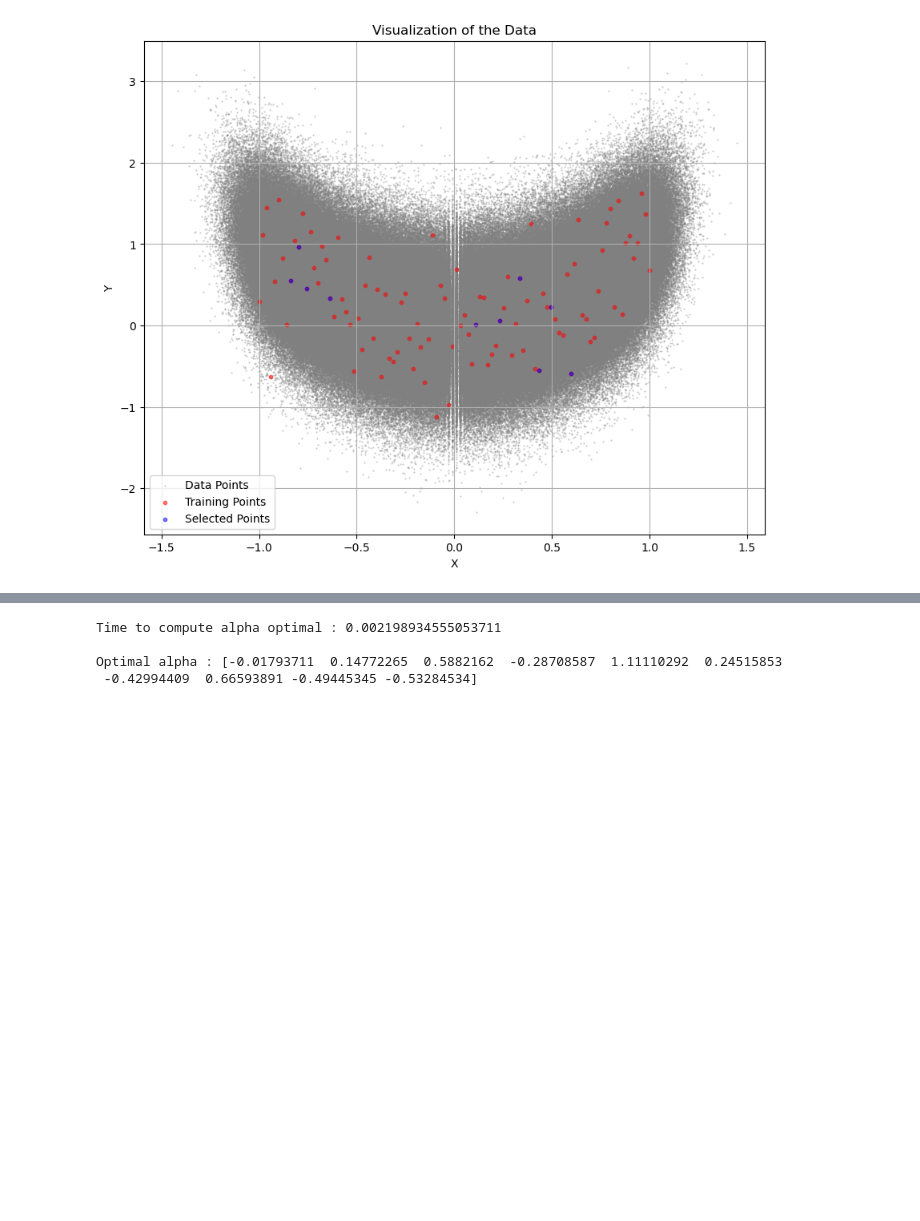
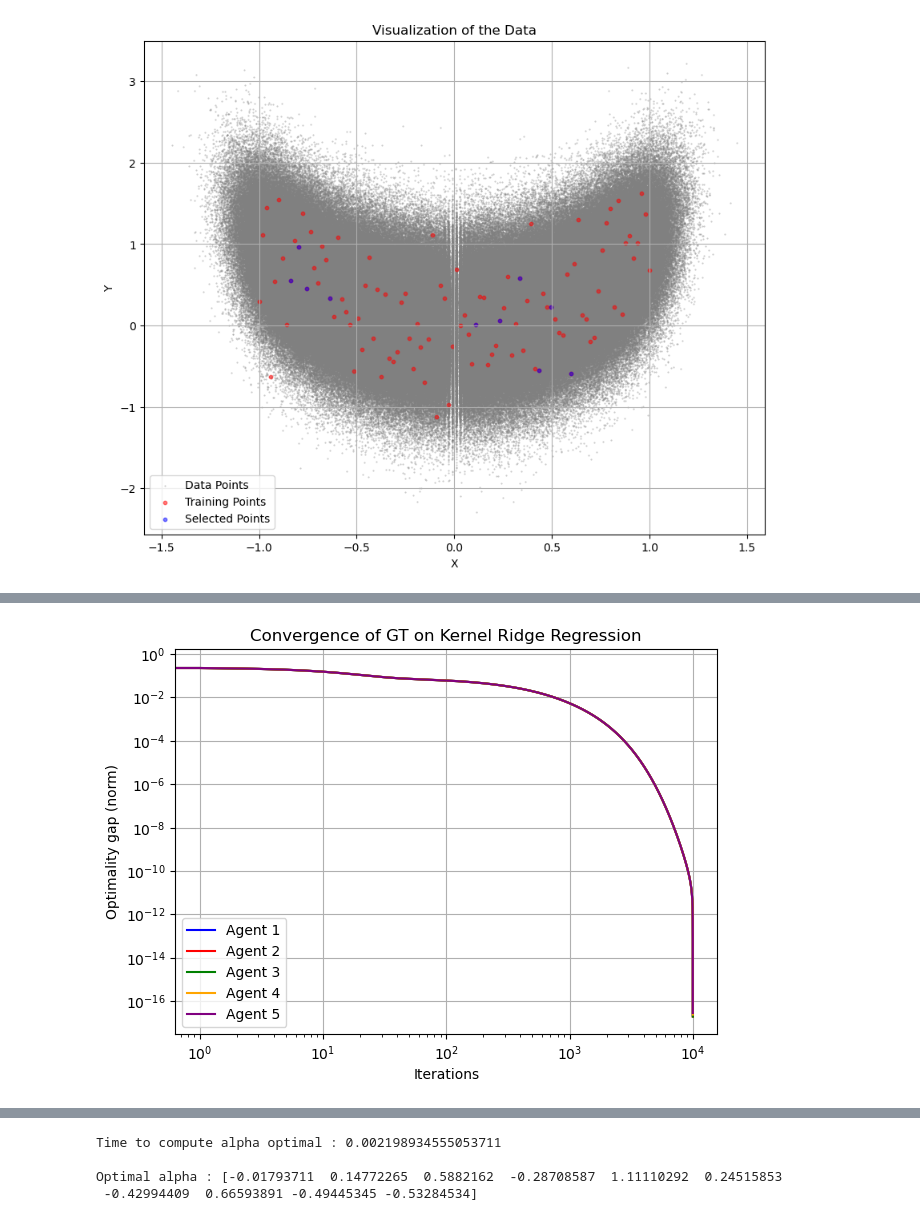
Before and after one commit to emmadchrr/Cooperative-Opt-project, a Jupyter notebook: Chraa_deCharry_Zhou.ipynb, the cells around one changed output, grey strips where cells are left out. Drawn from its saved outputs; the diff is of its cells as text; code cells hidden in the pictures; blank space fills up the shorter version.

```diff
--- a/Chraa_deCharry_Zhou.ipynb
+++ b/Chraa_deCharry_Zhou.ipynb
@@ -120,0 +179,29 @@ x_prime=np.linspace(-1,1,nt)
+# %%
+# Data visualization
+alpha_list_GT = np.array(alpha_list_GT)
+alpha_optim_GT = np.array(alpha_optim_GT)
+
+# Calcul des écarts d'optimalité pour chaque agent
+agent_1_GT = np.linalg.norm(np.array([alpha_list_GT[i][0] for i in range(len(alpha_list_GT))]) - alpha_optim_GT, axis=1)
+agent_2_GT = np.linalg.norm(np.array([alpha_list_GT[i][1] for i in range(len(alpha_list_GT))]) - alpha_optim_GT, axis=1)
+agent_3_GT = np.linalg.norm(np.array([alpha_list_GT[i][2] for i in range(len(alpha_list_GT))]) - alpha_optim_GT, axis=1)
+agent_4_GT = np.linalg.norm(np.array([alpha_list_GT[i][3] for i in range(len(alpha_list_GT))]) - alpha_optim_GT, axis=1)
+agent_5_GT = np.linalg.norm(np.array([alpha_list_GT[i][4] for i in range(len(alpha_list_GT))]) - alpha_optim_GT, axis=1)
+
+# Tracé des résultats
+plt.figure(figsize=(7, 5))
+plt.plot(agent_1_GT, label='Agent 1', color='blue')
+plt.plot(agent_2_GT, label='Agent 2', color='red')
+plt.plot(agent_3_GT, label='Agent 3', color='green')
+plt.plot(agent_4_GT, label='Agent 4', color='orange')
+plt.plot(agent_5_GT, label='Agent 5', color='purple')
+plt.xlabel('Iterations')
+plt.ylabel('Optimality gap (norm)')
+plt.xscale("log")
+plt.yscale("log")
+plt.title('Convergence of GT on Kernel Ridge Regression')
+plt.legend()
+plt.grid()
+plt.show()
+# %% [output]
+[figure, added]
```
Also changed, not shown: parts of 16 cells of this notebook, 8 other files.
